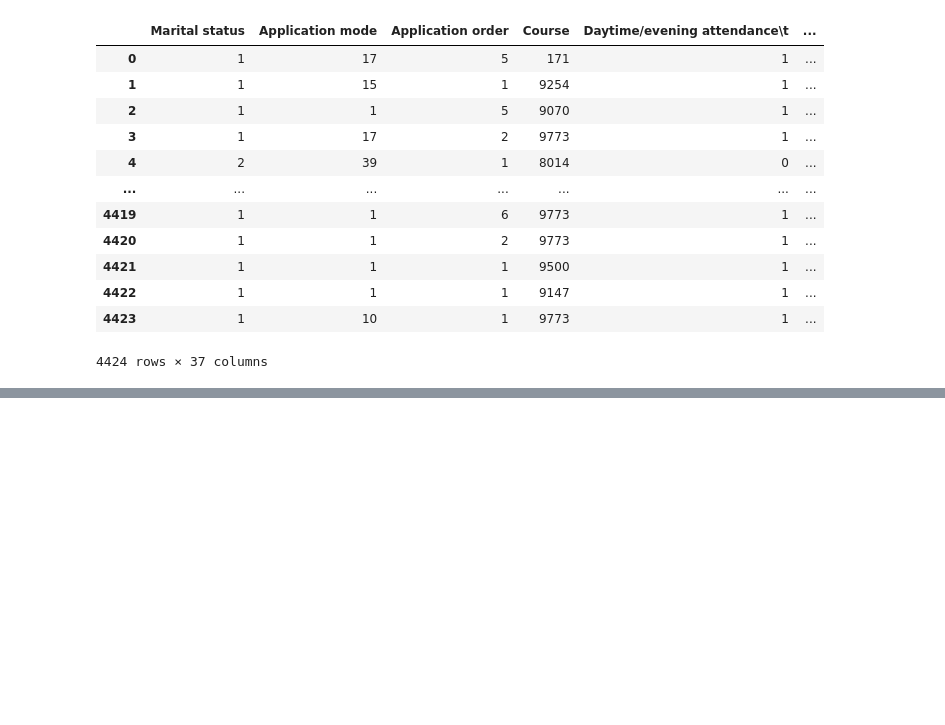
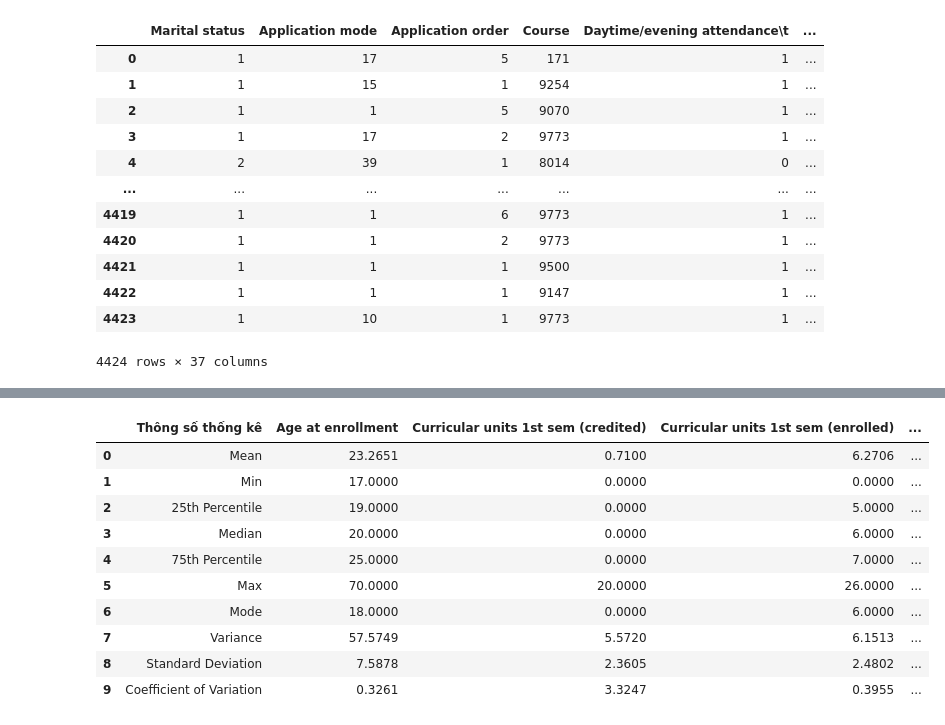
Before and after one commit to StrugVN/data-analysis-ctu, a Jupyter notebook: 1/1.ipynb, the cells around one changed output, grey strips where cells are left out. Cells and saved outputs as stored; diff of their text form; code cells hidden in the pictures; blank space fills up the shorter version.

```diff
--- a/1/1.ipynb
+++ b/1/1.ipynb
@@ -28,0 +118,72 @@ df_raw
+# %%
+df = df_raw.copy()
+
+summary_stats = {
+    "Thông số thống kê": [
+        "Mean",
+        "Min",
+        "25th Percentile",
+        "Median",
+        "75th Percentile",
+        "Max",
+        "Mode",
+        "Variance",
+        "Standard Deviation",
+        "Coefficient of Variation"
+    ]
+}
+
+numeric_discrete = [
+    "Age at enrollment",
+    "Curricular units 1st sem (credited)",
+    "Curricular units 1st sem (enrolled)",
+    "Curricular units 1st sem (evaluations)",
+    "Curricular units 1st sem (approved)",
+    "Curricular units 1st sem (without evaluations)",
+    "Curricular units 2nd sem (credited)",
+    "Curricular units 2nd sem (enrolled)",
+    "Curricular units 2nd sem (evaluations)",
+    "Curricular units 2nd sem (approved)",
+    "Curricular units 2nd sem (without evaluations)"
+]
+
+
+for col in numeric_discrete:
+    data = df[col]
+    mean_val = data.mean()
+    std_val = data.std()
+    mode_val = data.mode().iloc[0] if not data.mode().empty else np.nan
+    variance_val = data.var()
+    cv_val = std_val / mean_val if mean_val != 0 else np.nan
+
+    summary_stats[col] = [
+        mean_val,
+        data.min(),
+        data.quantile(0.25),
+        data.median(),
+        data.quantile(0.75),
+        data.max(),
+        mode_val,
+        variance_val,
+        std_val,
+        cv_val
+    ]
+
+formatted_summary_df = pd.DataFrame(summary_stats).copy()
+
+for col in formatted_summary_df.columns[1:]:  # Skip "Thông số thống kê"
+    formatted_summary_df[col] = formatted_summary_df[col].apply(lambda x: f'{x:,.4f}' if isinstance(x, (int, float)) else x)
+
+formatted_summary_df
+# %% [output]
+|  | Thông số thống kê | Age at enrollment | Curricular units 1st sem (credited) | Curricular units 1st sem (enrolled) | ... |
+| 0 | Mean | 23.2651 | 0.7100 | 6.2706 | ... |
+| 1 | Min | 17.0000 | 0.0000 | 0.0000 | ... |
+| 2 | 25th Percentile | 19.0000 | 0.0000 | 5.0000 | ... |
+| 3 | Median | 20.0000 | 0.0000 | 6.0000 | ... |
+| 4 | 75th Percentile | 25.0000 | 0.0000 | 7.0000 | ... |
+| 5 | Max | 70.0000 | 20.0000 | 26.0000 | ... |
+| 6 | Mode | 18.0000 | 0.0000 | 6.0000 | ... |
+| 7 | Variance | 57.5749 | 5.5720 | 6.1513 | ... |
+| 8 | Standard Deviation | 7.5878 | 2.3605 | 2.4802 | ... |
+| 9 | Coefficient of Variation | 0.3261 | 3.3247 | 0.3955 | ... |
```
Also changed, not shown: parts of 5 cells of this notebook, 2 other files.
